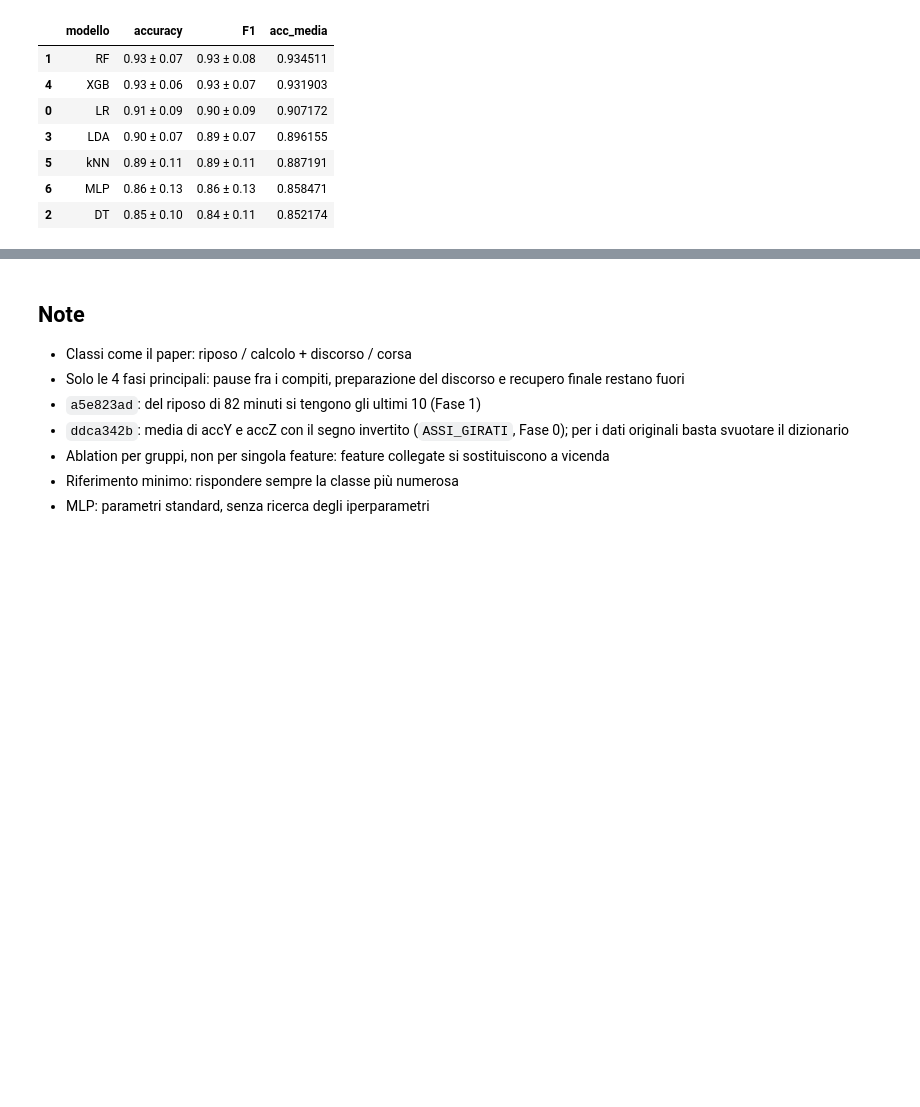
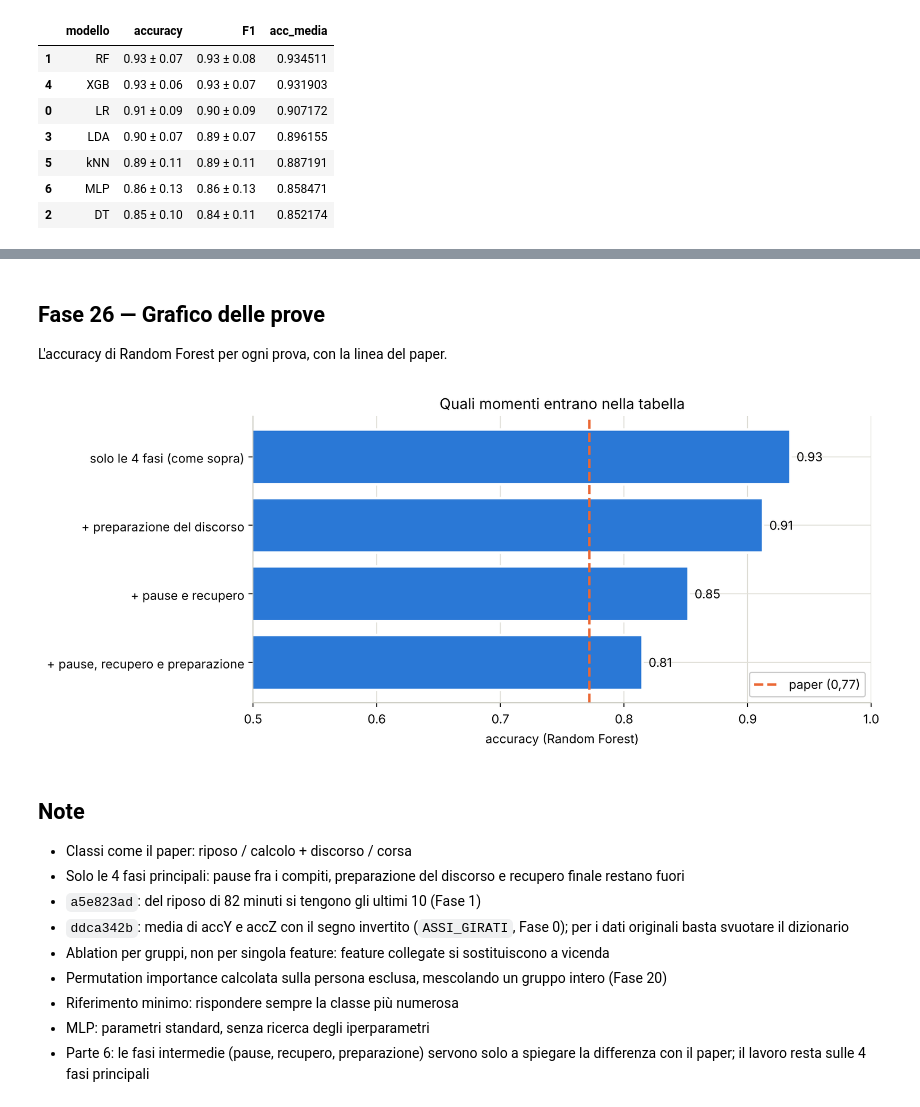
Before and after one commit to lyKaede/vitastress-cofounds, a Jupyter notebook: notebooks/03_ternario.ipynb, the cells around one changed output, grey strips where cells are left out. Drawn from its saved outputs; the diff is of its cells as text; code cells hidden in the pictures; blank space fills up the shorter version.

```diff
--- a/notebooks/03_ternario.ipynb
+++ b/notebooks/03_ternario.ipynb
@@ -465,0 +568,27 @@ confronto.sort_values("acc_media", ascending=False)
+# %%
+principali = pd.concat([tabella_persona(p) for p in persone]).reset_index()
+
+def prova_fasi(quali_extra):
+    tab = pd.concat([principali, extra[extra["fase"].isin(quali_extra)]])
+    tab = tab.drop_duplicates(subset=["persona", "date"]).dropna(subset=colonne)
+    for col in colonne:
+        tab[col] = tab.groupby("persona")[col].transform(lambda s: (s - s.mean()) / s.std())
+    rf = RandomForestClassifier(n_estimators=100, random_state=42)
+    previsto = cross_val_predict(rf, tab[colonne], tab["classe"], groups=tab["persona"], cv=LeaveOneGroupOut())
+    giusto = pd.Series(previsto == tab["classe"].values, index=tab.index)
+    riga = {"righe": len(tab), "accuracy": giusto.groupby(tab["persona"]).mean().mean()}
+    richiamo = recall_score(tab["classe"], previsto, average=None)
+    for k in range(3):
+        riga[nomi_classi[k]] = richiamo[k]
+    return riga
+
+prove = {
+    "solo le 4 fasi (come sopra)": [],
+    "+ preparazione del discorso": ["preparazione"],
+    "+ pause e recupero": ["pausa", "recupero"],
+    "+ pause, recupero e preparazione": ["pausa", "recupero", "preparazione"],
+}
+fasi_paper = pd.DataFrame({nome: prova_fasi(quali) for nome, quali in prove.items()}).T
+fasi_paper["righe"] = fasi_paper["righe"].astype(int)
+print("Paper (Tabella 2, Random Forest): 0.772")
+fasi_paper.round(2)
@@ -466,3 +604,20 @@ confronto.sort_values("acc_media", ascending=False)
+# %% [markdown]
+## Fase 26 — Grafico delle prove
+L'accuracy di Random Forest per ogni prova, con la linea del paper.
+# %%
+plt.figure(figsize=(9, 4.2))
+plt.barh(fasi_paper.index, fasi_paper["accuracy"], color=BLU, edgecolor="white", linewidth=2)
+plt.axvline(0.772, color=ARANCIO, linestyle="--", linewidth=2, label="paper (0,77)")
+for i, valore in enumerate(fasi_paper["accuracy"]):
+    plt.text(valore + 0.005, i, f"{valore:.2f}", va="center")
+plt.gca().invert_yaxis()
+plt.xlim(0.5, 1)
+plt.xlabel("accuracy (Random Forest)")
+plt.title("Quali momenti entrano nella tabella")
+plt.legend(loc="lower right", framealpha=1)
+plt.show()
+# %% [output]
+[figure, added]
 # %% [markdown]
 ## Note
 - Classi come il paper: riposo / calcolo + discorso / corsa
@@ -470,5 +625,7 @@ confronto.sort_values("acc_media", ascending=False)
 - `a5e823ad`: del riposo di 82 minuti si tengono gli ultimi 10 (Fase 1)
 - `ddca342b`: media di accY e accZ con il segno invertito (`ASSI_GIRATI`, Fase 0); per i dati originali basta svuotare il dizionario
 - Ablation per gruppi, non per singola feature: feature collegate si sostituiscono a vicenda
+- Permutation importance calcolata sulla persona esclusa, mescolando un gruppo intero (Fase 20)
 - Riferimento minimo: rispondere sempre la classe più numerosa
 - MLP: parametri standard, senza ricerca degli iperparametri
+- Parte 6: le fasi intermedie (pause, recupero, preparazione) servono solo a spiegare la differenza con il paper; il lavoro resta sulle 4 fasi principali
```
Also changed, not shown: parts of 13 cells of this notebook, 7 other files.
